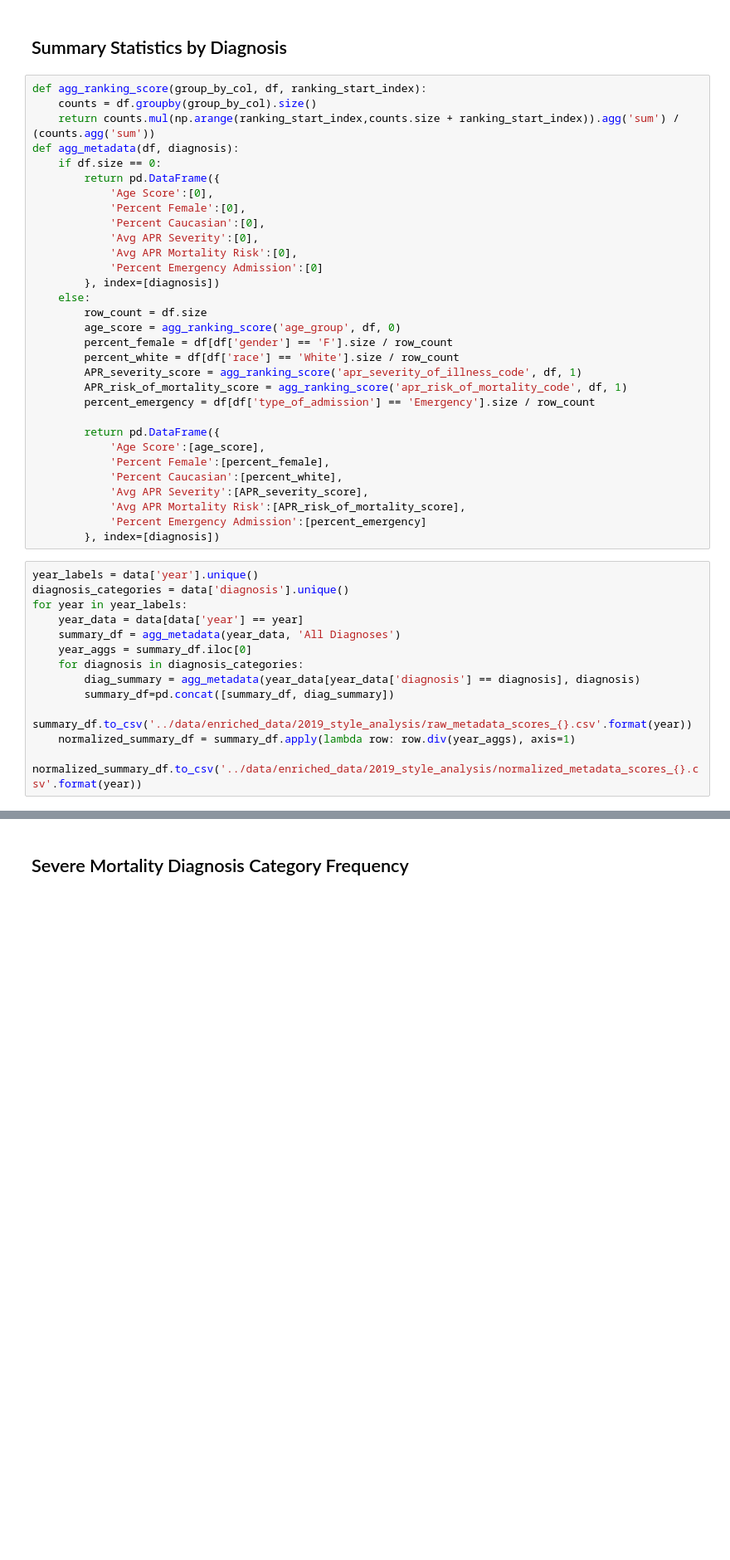
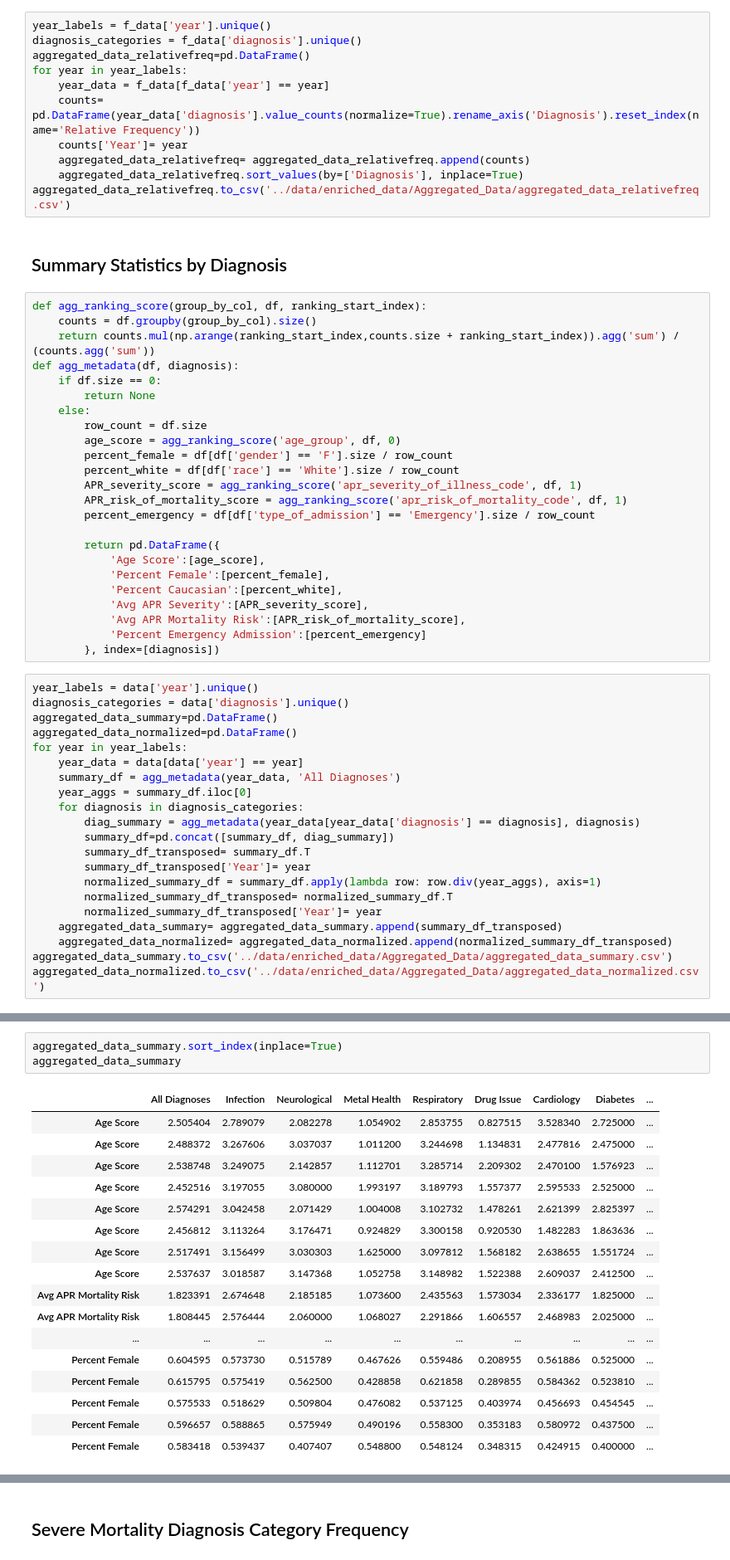
Before and after one commit to mmakutonin/DOH-Data-Analysis, a Jupyter notebook: python_workflows/2019 DOH Analysis Automation.ipynb, the cells around one changed output, grey strips where cells are left out. Shown: that part at 83% size. Cells and saved outputs as stored; diff of their text form; blank space fills up the shorter version.

Commit message:
Feature/aggregate data (#8)
* aggregated data code

* Aggregated data

* Updated file structure to reflect dev branch.

Co-authored-by: Abhisri Ramesh

```diff
--- a/python_workflows/2019 DOH Analysis Automation.ipynb
+++ b/python_workflows/2019 DOH Analysis Automation.ipynb
@@ -55,3 +62,14 @@ f_data = pd.read_csv("../data/enriched_data/CD_filtered.csv", index_col=0, dtype
+# %%
+year_labels = f_data['year'].unique()
+diagnosis_categories = f_data['diagnosis'].unique()
+aggregated_data_relativefreq=pd.DataFrame()
+for year in year_labels:
+    year_data = f_data[f_data['year'] == year]
+    counts= pd.DataFrame(year_data['diagnosis'].value_counts(normalize=True).rename_axis('Diagnosis').reset_index(name='Relative Frequency'))
+    counts['Year']= year
+    aggregated_data_relativefreq= aggregated_data_relativefreq.append(counts)
+    aggregated_data_relativefreq.sort_values(by=['Diagnosis'], inplace=True)
+aggregated_data_relativefreq.to_csv('../data/enriched_data/Aggregated_Data/aggregated_data_relativefreq.csv')
 # %% [markdown]
 ## Summary Statistics by Diagnosis
 # %%
@@ -60,14 +78,7 @@ def agg_ranking_score(group_by_col, df, ranking_start_index):
     return counts.mul(np.arange(ranking_start_index,counts.size + ranking_start_index)).agg('sum') / (counts.agg('sum'))
 def agg_metadata(df, diagnosis):
     if df.size == 0:
-        return pd.DataFrame({
-            'Age Score':[0],
-            'Percent Female':[0],
-            'Percent Caucasian':[0],
-            'Avg APR Severity':[0],
-            'Avg APR Mortality Risk':[0],
-            'Percent Emergency Admission':[0]
-        }, index=[diagnosis])
+        return None
     else:
         row_count = df.size
         age_score = agg_ranking_score('age_group', df, 0)
@@ -88,6 +99,8 @@ def agg_metadata(df, diagnosis):
 # %%
 year_labels = data['year'].unique()
 diagnosis_categories = data['diagnosis'].unique()
+aggregated_data_summary=pd.DataFrame()
+aggregated_data_normalized=pd.DataFrame()
 for year in year_labels:
     year_data = data[data['year'] == year]
     summary_df = agg_metadata(year_data, 'All Diagnoses')
@@ -95,6 +108,12 @@ for year in year_labels:
     for diagnosis in diagnosis_categories:
         diag_summary = agg_metadata(year_data[year_data['diagnosis'] == diagnosis], diagnosis)
         summary_df=pd.concat([summary_df, diag_summary])
-    summary_df.to_csv('../data/enriched_data/2019_style_analysis/raw_metadata_scores_{}.csv'.format(year))
-    normalized_summary_df = summary_df.apply(lambda row: row.div(year_aggs), axis=1)
-    normalized_summary_df.to_csv('../data/enriched_data/2019_style_analysis/normalized_metadata_scores_{}.csv'.format(year))
+        summary_df_transposed= summary_df.T
+        summary_df_transposed['Year']= year
+        normalized_summary_df = summary_df.apply(lambda row: row.div(year_aggs), axis=1)
+        normalized_summary_df_transposed= normalized_summary_df.T
+        normalized_summary_df_transposed['Year']= year
+    aggregated_data_summary= aggregated_data_summary.append(summary_df_transposed)
+    aggregated_data_normalized= aggregated_data_normalized.append(normalized_summary_df_transposed)
+aggregated_data_summary.to_csv('../data/enriched_data/Aggregated_Data/aggregated_data_summary.csv')
+aggregated_data_normalized.to_csv('../data/enriched_data/Aggregated_Data/aggregated_data_normalized.csv')
@@ -109,0 +120,21 @@ for year in year_labels:
+# %%
+aggregated_data_summary.sort_index(inplace=True)
+aggregated_data_summary
+# %% [output]
+|  | All Diagnoses | Infection | Neurological | Metal Health | Respiratory | Drug Issue | Cardiology | Diabetes | ... |
+| Age Score | 2.505404 | 2.789079 | 2.082278 | 1.054902 | 2.853755 | 0.827515 | 3.528340 | 2.725000 | ... |
+| Age Score | 2.488372 | 3.267606 | 3.037037 | 1.011200 | 3.244698 | 1.134831 | 2.477816 | 2.475000 | ... |
+| Age Score | 2.538748 | 3.249075 | 2.142857 | 1.112701 | 3.285714 | 2.209302 | 2.470100 | 1.576923 | ... |
+| Age Score | 2.452516 | 3.197055 | 3.080000 | 1.993197 | 3.189793 | 1.557377 | 2.595533 | 2.525000 | ... |
+| Age Score | 2.574291 | 3.042458 | 2.071429 | 1.004008 | 3.102732 | 1.478261 | 2.621399 | 2.825397 | ... |
+| Age Score | 2.456812 | 3.113264 | 3.176471 | 0.924829 | 3.300158 | 0.920530 | 1.482283 | 1.863636 | ... |
+| Age Score | 2.517491 | 3.156499 | 3.030303 | 1.625000 | 3.097812 | 1.568182 | 2.638655 | 1.551724 | ... |
+| Age Score | 2.537637 | 3.018587 | 3.147368 | 1.052758 | 3.148982 | 1.522388 | 2.609037 | 2.412500 | ... |
+| Avg APR Mortality Risk | 1.823391 | 2.674648 | 2.185185 | 1.073600 | 2.435563 | 1.573034 | 2.336177 | 1.825000 | ... |
+| Avg APR Mortality Risk | 1.808445 | 2.576444 | 2.060000 | 1.068027 | 2.291866 | 1.606557 | 2.468983 | 2.025000 | ... |
+| ... | ... | ... | ... | ... | ... | ... | ... | ... | ... |
+| Percent Female | 0.604595 | 0.573730 | 0.515789 | 0.467626 | 0.559486 | 0.208955 | 0.561886 | 0.525000 | ... |
+| Percent Female | 0.615795 | 0.575419 | 0.562500 | 0.428858 | 0.621858 | 0.289855 | 0.584362 | 0.523810 | ... |
+| Percent Female | 0.575533 | 0.518629 | 0.509804 | 0.476082 | 0.537125 | 0.403974 | 0.456693 | 0.454545 | ... |
+| Percent Female | 0.596657 | 0.588865 | 0.575949 | 0.490196 | 0.558300 | 0.353183 | 0.580972 | 0.437500 | ... |
+| Percent Female | 0.583418 | 0.539437 | 0.407407 | 0.548800 | 0.548124 | 0.348315 | 0.424915 | 0.400000 | ... |
```
Also changed, not shown: parts of 8 cells of this notebook, 3 other files.
